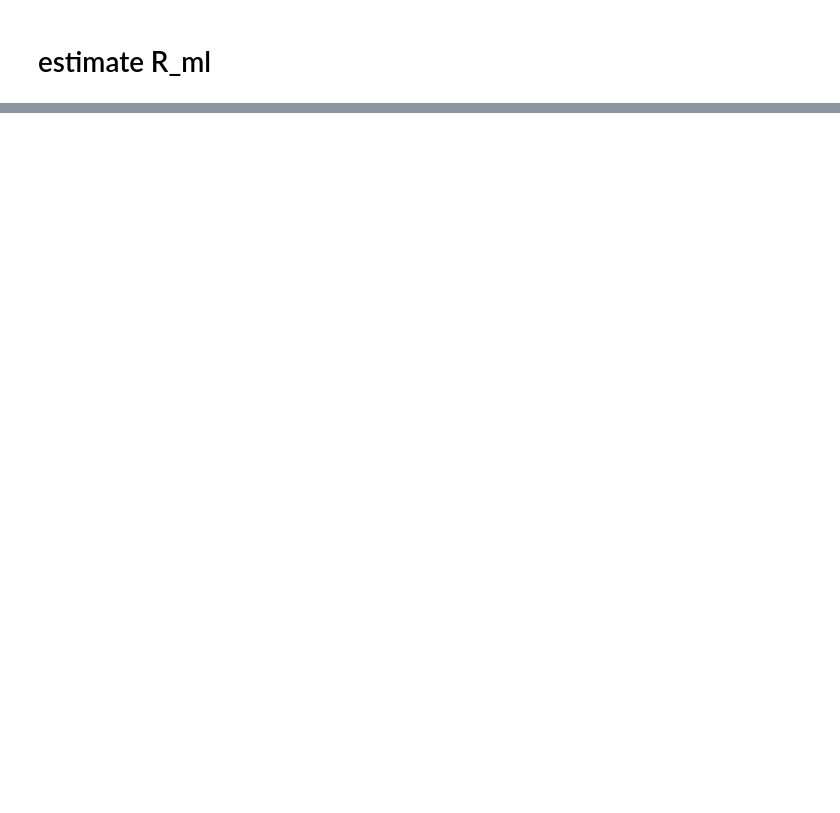
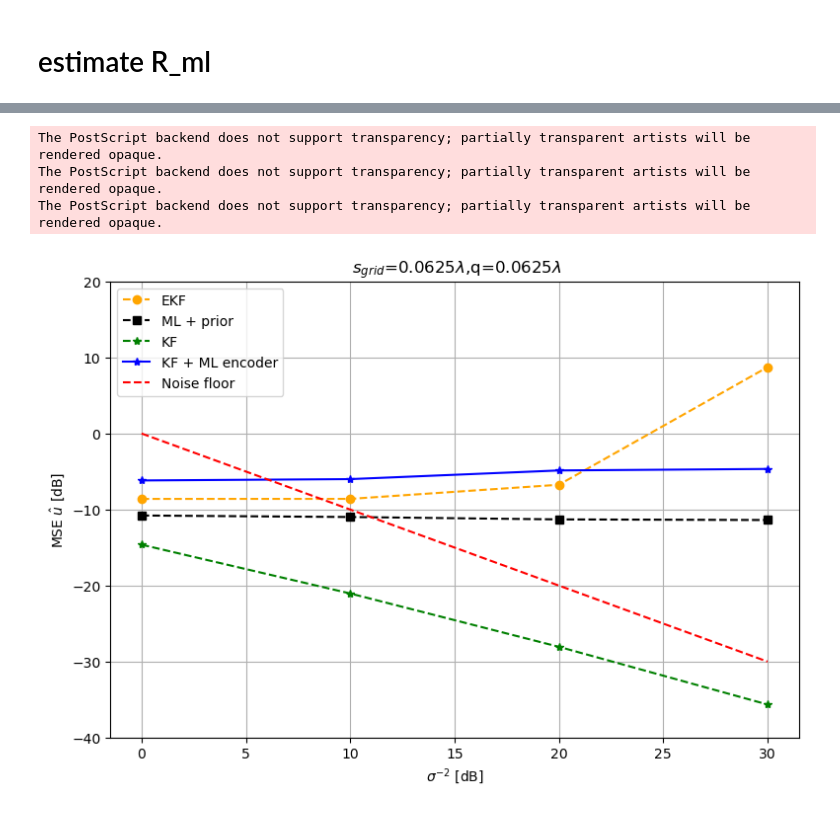
Before and after one commit to EvvaLyj/Semester-project-2023, a Jupyter notebook: 05_31.ipynb, the cells around one changed output, grey strips where cells are left out. Drawn from its saved outputs; the diff is of its cells as text; code cells hidden in the pictures; blank space fills up the shorter version.

```diff
--- a/05_31.ipynb
+++ b/05_31.ipynb
@@ -52,7 +55,7 @@ d=0.25*lmb # distance between 2 adjacent elements
 arr_dim=d*(N-1) # dimension of the array
 arr=array(N,arr_dim,0) # array elements location
 
-filepath = 'C:/Users/73160/OneDrive/项目/project/Weekly reports/Sp_15'
+filepath = 'C:/Users/73160/OneDrive/项目/project/Weekly reports/Sp_16'
 figsize = (12,9)
 # %% [output]
 ML parameters: f:860000000.0,lmb:0.3488372093023256
@@ -128,7 +131,7 @@ def Exp1_generate_obs(N_tr,Length,N_tr_used, Length_used, dt,position_noise_dB,l
     # Generate phases
     Phases=np.empty([N_tr_used,Length_used,N])
     noisy_positions=np.empty([N_tr_used,Length_used,2])
-    phase_offset=0
+    phase_offset=0.3
     Phases,noisy_positions= GeneratePhasesPositionsforTrajectories(N_tr_used,Length_used,arr,lmb,phase_offset,real_states_used,position_noise_std,0)
 
     #split the data into training set and test set
@@ -639,0 +585,46 @@ for q in q_list:
+# %%
+def plot_result_EXP1(figsize,noise_dB,KF_ML_MSE_mean_dB,ML_MSE_xy_mean_dB,EKF_xy_mean_dB,KF_xy_mean_dB):
+    plt.figure(figsize=figsize)
+    plt.plot(noise_dB,EKF_xy_mean_dB,'o--',label=r'EKF',c='orange')
+    plt.plot(noise_dB,ML_MSE_xy_mean_dB,'s--',label=r'ML + prior',c='black')
+    plt.plot(noise_dB,KF_xy_mean_dB,'*--',label=r'KF',c='green')
+    plt.plot(noise_dB,KF_ML_MSE_mean_dB,'*-',label=r'KF + ML encoder',c='blue')
+    plt.plot(noise_dB,np.negative(noise_dB),'--',label=r'Noise floor',c='red')
+    # plt.legend(bbox_to_anchor=(1, 1.15),ncol=3)
+    plt.legend()
+
+    # plt.xlabel(r'$σ^{-2}$ [dB(1/$rad^2$)]')
+    plt.xlabel(r'$σ^{-2}$ [dB]')
+    plt.ylabel(r'MSE $\hat{u}$ [dB]')
+    plt.ylim([-40,20])
+    plt.grid()
+# %%
+#---------------------------------------------------------------
+#load and plot results
+for q in q_list:
+    for searchfactor in searchfactor_list:
+        for ml_resol in ml_resol_list:
+
+            path=filepath+f"/trajectory_{Length_used}"
+            #load the results
+            data = np.loadtxt(path+f'/Tra_Exp1_MSE_{searchfactor}_q_{q/lmb:.4f}lmb'+f'_grid_{ml_resol/lmb:.3f}lmb.txt')
+            noise_dB=data[0:4]
+            KF_ML_MSE_mean_dB=data[4:8]
+            ML_MSE_xy_mean_dB=data[8:12]
+            EKF_xy_mean_dB=data[12:16]
+            KF_xy_mean_dB=data[16:20]
+
+            #plot the results
+            plot_result_EXP1((9,6),noise_dB,KF_ML_MSE_mean_dB,ML_MSE_xy_mean_dB,EKF_xy_mean_dB,KF_xy_mean_dB)
+            plt.title(r" $s_{grid}$="+f"{ml_resol/lmb:.4f}"+r"$\lambda$"+f",q={q/lmb:.4f}"+r"$\lambda$")
+
+            plt.savefig(path +f'/Tra_{Length_used}_Exp1_MSE_{searchfactor}_q_{q/lmb:.4f}lmb'+f'_grid_{ml_resol/lmb:.3f}lmb'+'.png')
+            plt.savefig(path +f'/Tra_{Length_used}_Exp1_MSE_{searchfactor}_q_{q/lmb:.4f}lmb'+f'_grid_{ml_resol/lmb:.3f}lmb'+'.eps',format='eps')
+
+            # plt.savefig(filepath +f'/Tra_Exp1_MSE_{searchfactor}q_{q:.3f}'+f'_grid_{ml_resol/lmb:.3f}lmb'+'.png')
+            # plt.savefig(filepath +f'/Tra_Exp1_MSE_{searchfactor}q_{q:.3f}'+f'_grid_{ml_resol/lmb:.3f}lmb'+'.eps',format='eps')
+# %% [output]
+The PostScript backend does not support transparency; partially transparent artists will be rendered opaque.
+The PostScript backend does not support transparency; partially transparent artists will be rendered opaque.
+The PostScript backend does not support transparency; partially transparent artists will be rendered opaque.
+[figure, added]
```
Also changed, not shown: parts of 22 cells of this notebook, 5 other files.
